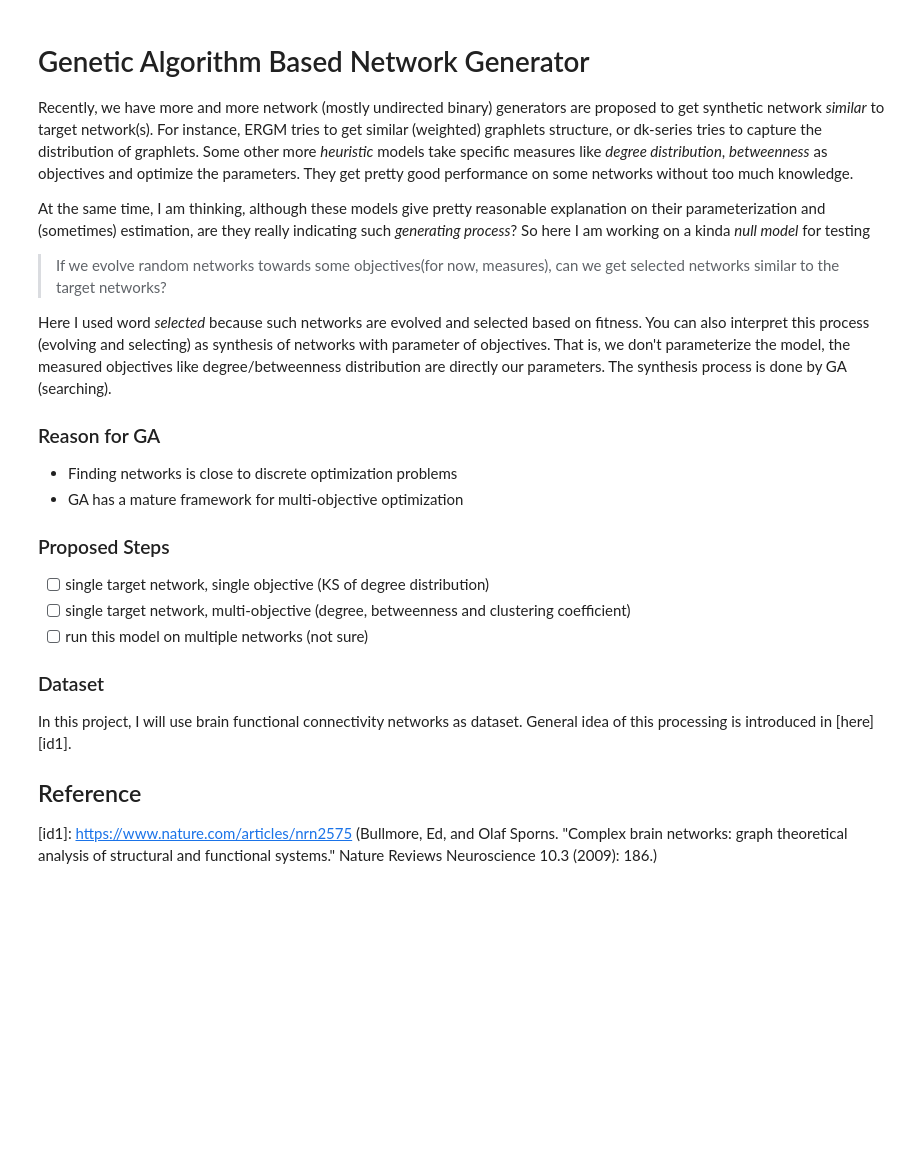
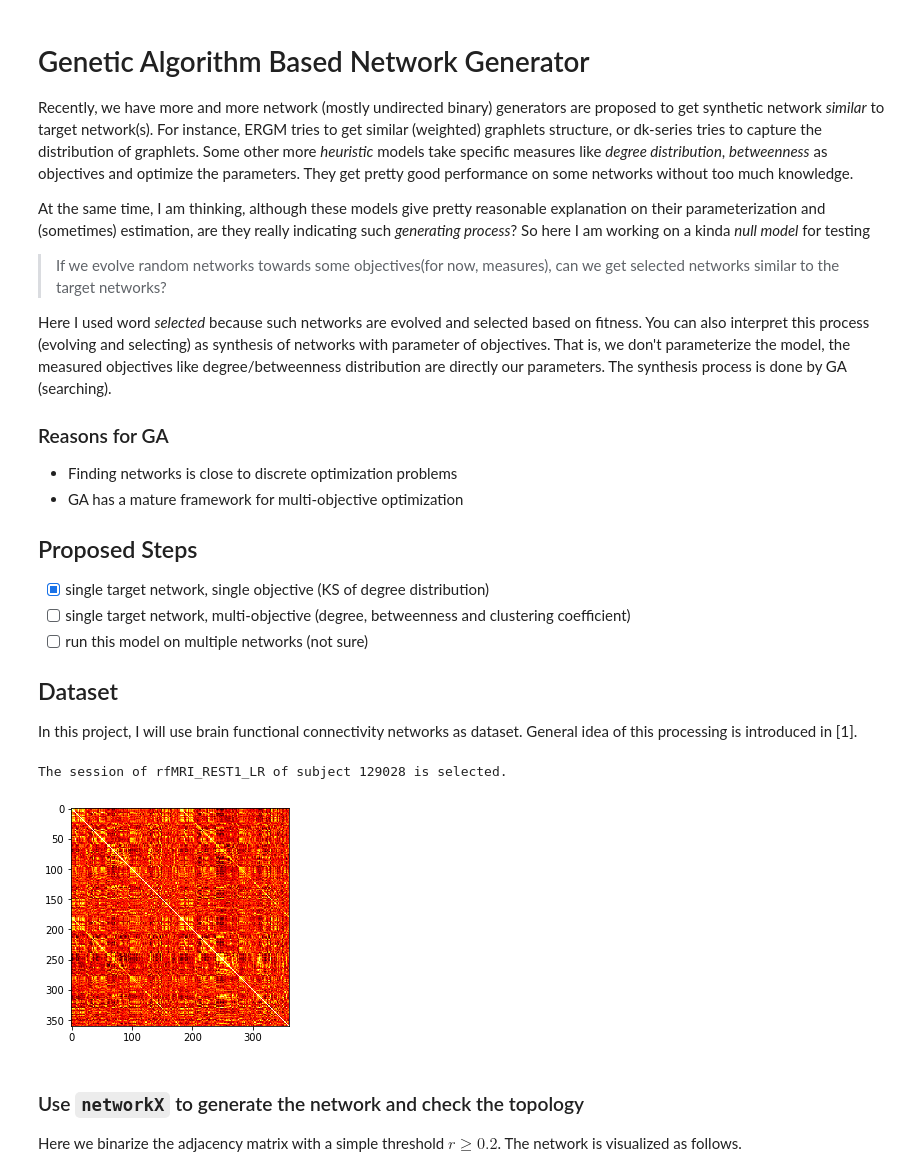
Before and after one commit to dlguo/module_space, a Jupyter notebook: Python/GA-based Network Generator.ipynb, the cells around one changed output. Drawn from its saved outputs; the diff is of its cells as text; code cells hidden in the pictures; blank space fills up the shorter version.

Commit message:
finished single obj

```diff
--- a/Python/GA-based Network Generator.ipynb
+++ b/Python/GA-based Network Generator.ipynb
@@ -8,17 +8,60 @@ At the same time, I am thinking, although these models give pretty reasonable ex
 
 Here I used word *selected* because such networks are evolved and selected based on fitness. You can also interpret this process (evolving and selecting) as synthesis of networks with parameter of objectives. That is, we don't parameterize the model, the measured objectives like degree/betweenness distribution are directly our parameters. The synthesis process is done by GA (searching).
 
-### Reason for GA
+### Reasons for GA
 - Finding networks is close to discrete optimization problems
 - GA has a mature framework for multi-objective optimization
 
-### Proposed Steps
-- [ ] single target network, single objective (KS of degree distribution)
+## Proposed Steps
+- [x] single target network, single objective (KS of degree distribution)
 - [ ] single target network, multi-objective (degree, betweenness and clustering coefficient)
 - [ ] run this model on multiple networks (not sure)
 
-### Dataset
-In this project, I will use brain functional connectivity networks as dataset. General idea of this processing is introduced in [here][id1].
-
-## Reference
-[id1]: https://www.nature.com/articles/nrn2575 (Bullmore, Ed, and Olaf Sporns. "Complex brain networks: graph theoretical analysis of structural and functional systems." Nature Reviews Neuroscience 10.3 (2009): 186.)
+## Dataset
+In this project, I will use brain functional connectivity networks as dataset. General idea of this processing is introduced in [1].
+# %%
+# import packages
+import numpy as np
+import matplotlib.pyplot as plt
+import os    # for files IO
+import pandas as pd    # for files IO and dataframe
+import networkx as nx    # for network
+import random    # for GA
+
+from pandas_datareader import data    # for files IO
+from scipy.io import loadmat    # for files IO
+from scipy.stats import ks_2samp    # for KS-test
+# All these deap's are for GA
+from deap import base
+from deap import creator
+from deap import tools
+from deap import algorithms
+
+# fetch args
+data_loc = os.environ['DATA']
+np.random.seed(0)
+
+# function for loading TS
+def load_TS(data_loc, subj, sess):
+    TS_mat = loadmat(data_loc+'/results_SIFT2/'+subj+'/fMRI/'+sess+'/FC/TSz_glasser_GS_bp_z_subc.mat')
+    return TS_mat['TS_merged']
+
+# function for loading FC
+def load_FC(data_loc, subj, sess):
+    return np.loadtxt(open(data_loc+"/HCP_100S_fMRI_FC/"+subj+"_"+sess+".csv", "rb"), delimiter=",")
+
+# load the data from a random selected subject
+subj = np.random.choice(os.listdir(data_loc+'/results_SIFT2/'))
+sess = 'rfMRI_REST1_LR'
+
+# check if dataset is successfully imported
+print('The session of '+sess+' of subject '+ subj + ' is selected.')
+corrmat = load_FC(data_loc, subj, sess)
+plt.imshow(corrmat, cmap='hot', interpolation='nearest')
+plt.show()
+# %% [output]
+The session of rfMRI_REST1_LR of subject 129028 is selected.
+[figure, added]
+# %% [markdown]
+### Use `networkX` to generate the network and check the topology
+Here we binarize the adjacency matrix with a simple threshold $r\geq0.2$. The network is visualized as follows.
```
Also changed, not shown: parts of 15 cells of this notebook.
